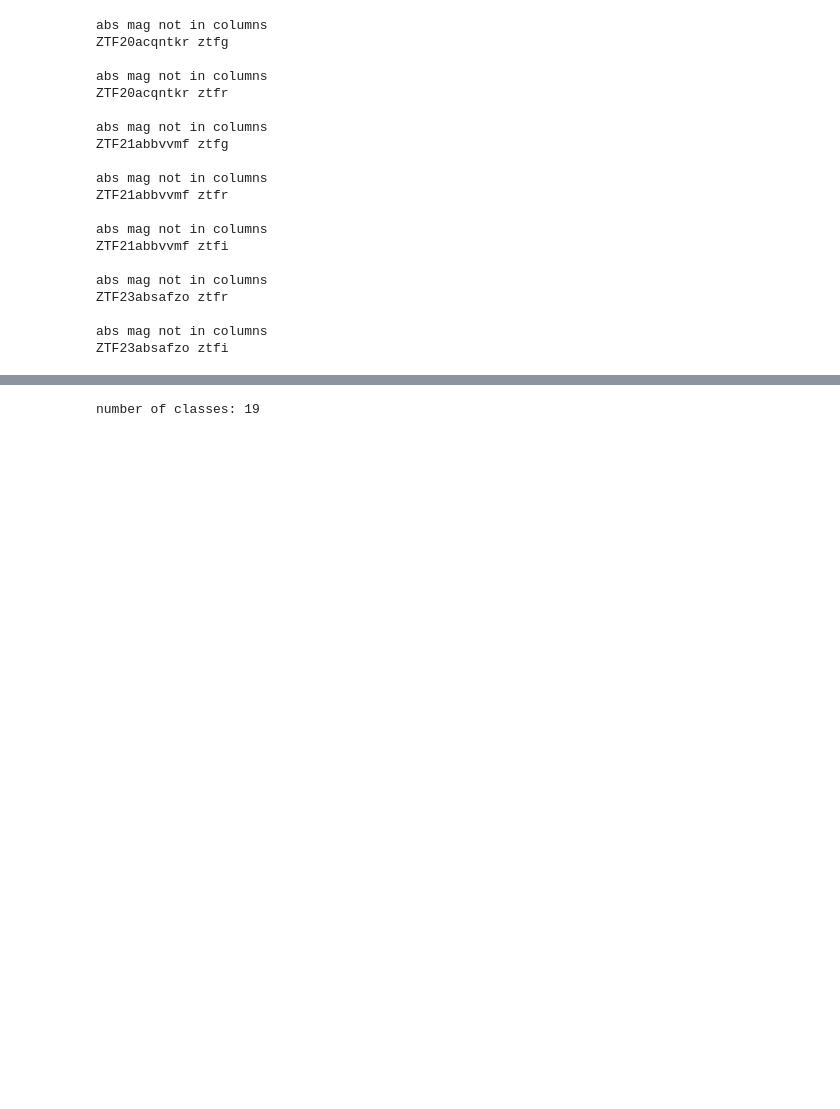
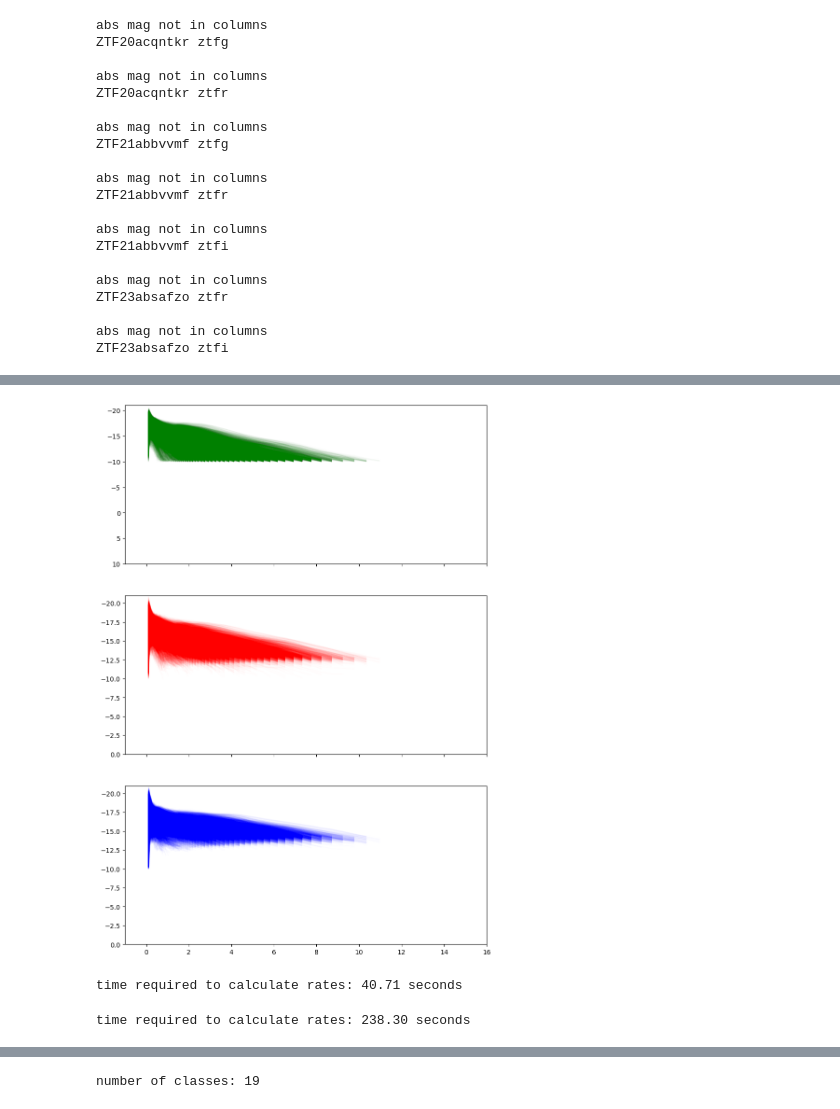
Before and after one commit to tylerbarna/kn-imposters, a Jupyter notebook: hq_candidates.ipynb, the cells around one changed output, grey strips where cells are left out. Cells and saved outputs as stored; diff of their text form; code cells hidden in the pictures; blank space fills up the shorter version.

```diff
--- a/hq_candidates.ipynb
+++ b/hq_candidates.ipynb
@@ -660,0 +577,11 @@ time required to calculate rates: 38.65 seconds
+# %%
+## plot all of the lightcurves in a 3x1 grid where each subplot corresponds to ztfg, ztfr, and ztfi filters
+fig, ax = plt.subplots(3, 1, figsize=(10, 15), sharex=True)
+[ax[0].plot(value["t"], value["ztfg"], alpha=0.01, color='g') for key, value in bulla_grid_lightcurves_2022_cutoff.items()]
+[ax[1].plot(value["t"], value["ztfr"], alpha=0.01, color='r') for key, value in bulla_grid_lightcurves_2022_cutoff.items()]
+[ax[2].plot(value["t"], value["ztfi"], alpha=0.01, color='b') for key, value in bulla_grid_lightcurves_2022_cutoff.items()]
+ax[0].invert_yaxis(), ax[1].invert_yaxis(), ax[2].invert_yaxis();
+[ax[i].set_xlim(-1,16) for i in range(3)];
+ax[0].set_ylim(10,-21), ax[1].set_ylim(0,-21), ax[2].set_ylim(0,-21);
+# %% [output]
+[figure, added]
@@ -660,0 +670,54 @@ time required to calculate rates: 38.65 seconds
+# %%
+fade_cutoff = 2
+ztfg_max_luminosity_time, ztfg_max_luminosity_value = [], []
+ztfr_max_luminosity_time, ztfr_max_luminosity_value = [], []
+ztfi_max_luminosity_time, ztfi_max_luminosity_value = [], []
+
+ztfg_rise_rate, ztfr_rise_rate, ztfi_rise_rate = [], [], []
+ztfg_fade_rate, ztfr_fade_rate, ztfi_fade_rate = [], [], []
+
+for key, value in bulla_grid_lightcurves.items():
+    ztfg_max_luminosity_time.append(get_peak(value, "ztfg")[0])
+    ztfg_max_luminosity_value.append(get_peak(value, "ztfg")[1])
+    ztfr_max_luminosity_time.append(get_peak(value, "ztfr")[0])
+    ztfr_max_luminosity_value.append(get_peak(value, "ztfr")[1])
+    ztfi_max_luminosity_time.append(get_peak(value, "ztfi")[0])
+    ztfi_max_luminosity_value.append(get_peak(value, "ztfi")[1])
+
+    ztfg_rise_rate.append(calc_rise(value, "ztfg"))
+    ztfr_rise_rate.append(calc_rise(value, "ztfr"))
+    ztfi_rise_rate.append(calc_rise(value, "ztfi"))
+
+    ztfg_fade_rate.append(calc_fade(value, "ztfg", fade_cutoff))
+    ztfr_fade_rate.append(calc_fade(value, "ztfr", fade_cutoff))
+    ztfi_fade_rate.append(calc_fade(value, "ztfi", fade_cutoff))
+print(f'time required to calculate rates: {time.time() - time_end:.2f} seconds')
+# %% [output]
+time required to calculate rates: 40.71 seconds
+# %%
+fade_cutoff = 2
+ztfg_max_luminosity_time_2019, ztfg_max_luminosity_value_2019 = [], []
+ztfr_max_luminosity_time_2019, ztfr_max_luminosity_value_2019 = [], []
+ztfi_max_luminosity_time_2019, ztfi_max_luminosity_value_2019 = [], []
+
+ztfg_rise_rate_2019, ztfr_rise_rate_2019, ztfi_rise_rate_2019 = [], [], []
+ztfg_fade_rate_2019, ztfr_fade_rate_2019, ztfi_fade_rate_2019 = [], [], []
+
+for key, value in bulla_grid_lightcurves_2019.items():
+    ztfg_max_luminosity_time_2019.append(get_peak(value, "ztfg")[0])
+    ztfg_max_luminosity_value_2019.append(get_peak(value, "ztfg")[1])
+    ztfr_max_luminosity_time_2019.append(get_peak(value, "ztfr")[0])
+    ztfr_max_luminosity_value_2019.append(get_peak(value, "ztfr")[1])
+    ztfi_max_luminosity_time_2019.append(get_peak(value, "ztfi")[0])
+    ztfi_max_luminosity_value_2019.append(get_peak(value, "ztfi")[1])
+
+    ztfg_rise_rate_2019.append(calc_rise(value, "ztfg"))
+    ztfr_rise_rate_2019.append(calc_rise(value, "ztfr"))
+    ztfi_rise_rate_2019.append(calc_rise(value, "ztfi"))
+
+    ztfg_fade_rate_2019.append(calc_fade(value, "ztfg", fade_cutoff))
+    ztfr_fade_rate_2019.append(calc_fade(value, "ztfr", fade_cutoff))
+    ztfi_fade_rate_2019.append(calc_fade(value, "ztfi", fade_cutoff))
+print(f'time required to calculate rates: {time.time() - time_end:.2f} seconds')
+# %% [output]
+time required to calculate rates: 238.30 seconds
```
Also changed, not shown: parts of 18 cells of this notebook, 1 other file.
